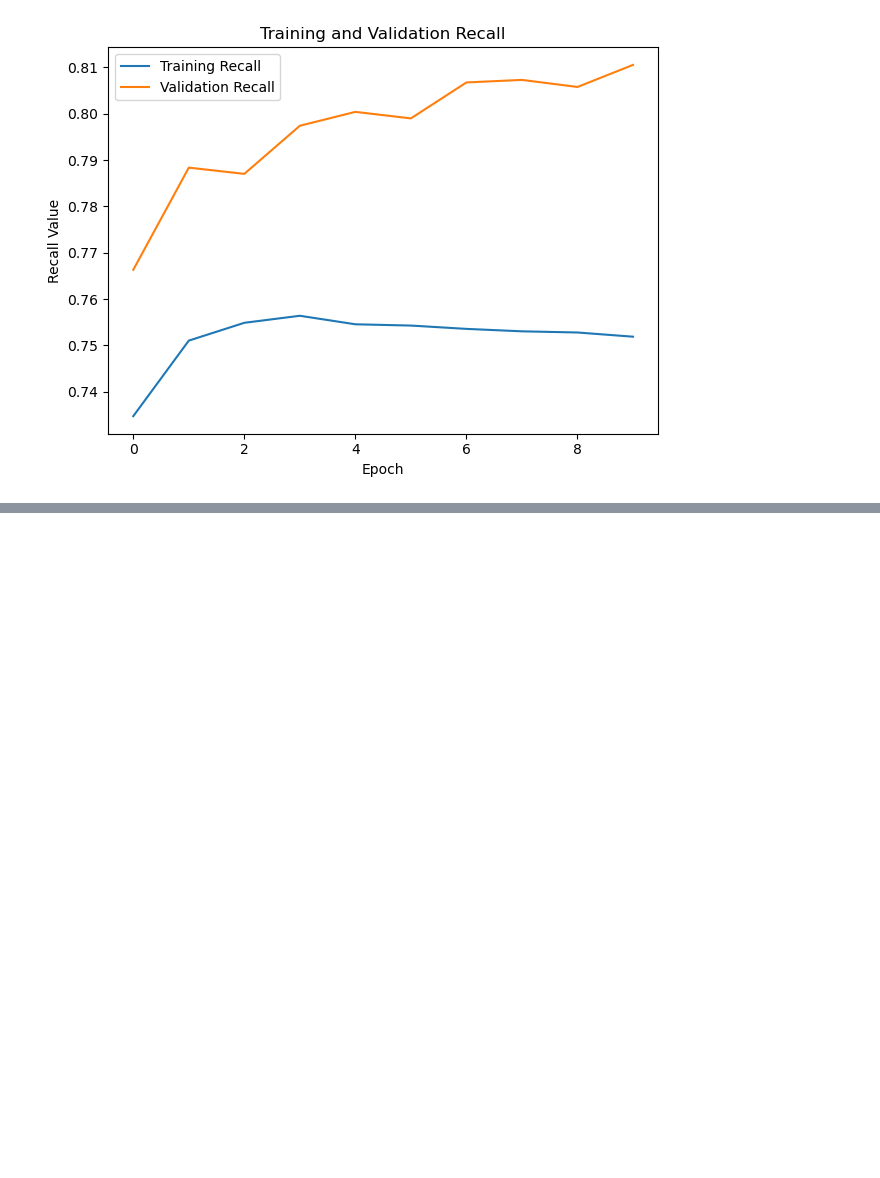
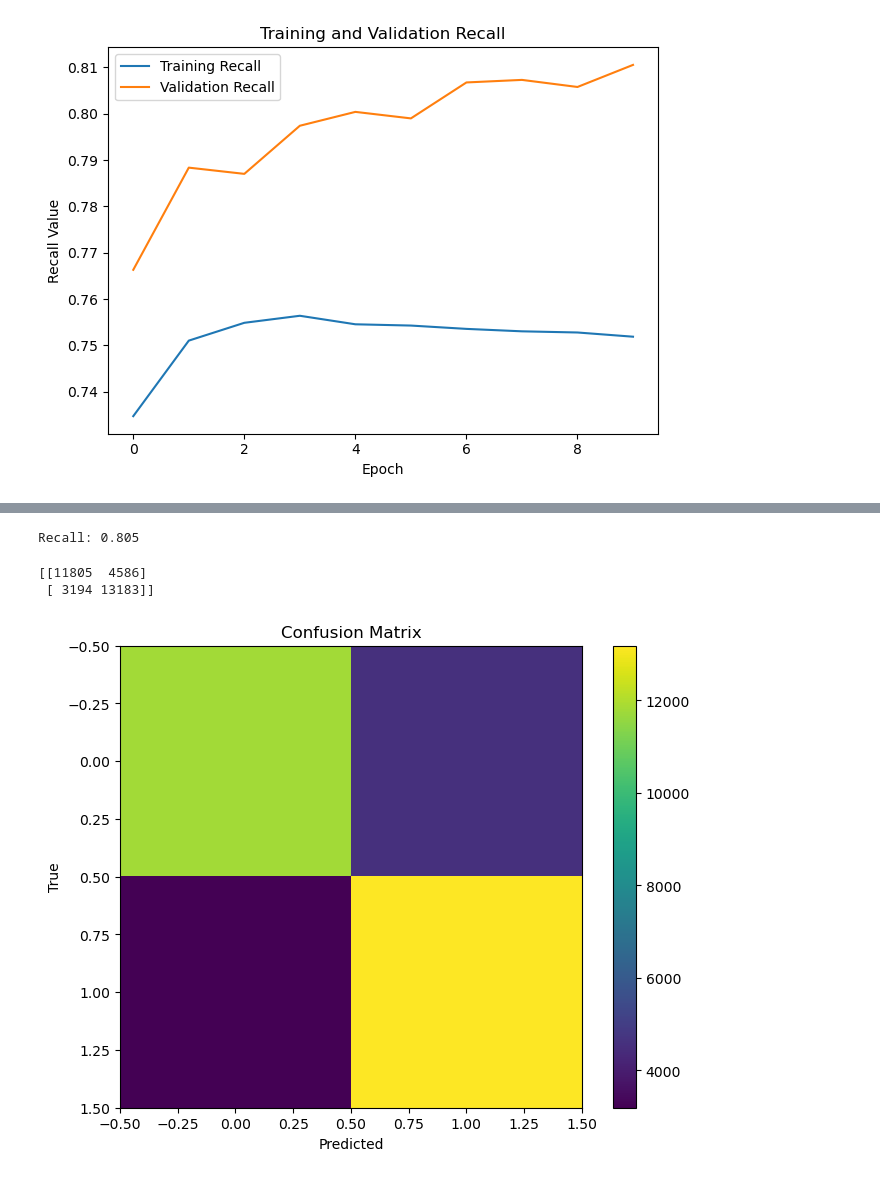
Before and after one commit to ramses02/Metastasis_Diagnosis, a Jupyter notebook: Untitled.ipynb, the cells around one changed output, grey strips where cells are left out. Cells and saved outputs as stored; diff of their text form; code cells hidden in the pictures; blank space fills up the shorter version.

```diff
--- a/Untitled.ipynb
+++ b/Untitled.ipynb
@@ -622,0 +720,24 @@ plt.show()
+# %%
+model11 = Sequential([
+    Conv2D(2, (3,3), activation='relu', input_shape=(32, 32, 3), padding='same'),
+    #Dropout(0.2),
+    BatchNormalization(),
+    MaxPooling2D(2, 2),
+    Conv2D(4, (3,3), activation='relu', padding='same'),
+    #Dropout(0.1),
+    BatchNormalization(),
+    MaxPooling2D(2,2),
+    Conv2D(16, (3,3), activation='relu', padding='same'),
+    Dropout(0.2),
+    BatchNormalization(),
+    MaxPooling2D(2,2),
+
+    Flatten(),
+    Dense(16, activation='relu'),
+    #Dropout(0.1),
+    Dense(1, activation='sigmoid')
+])
+
+model11.compile(optimizer=Adagrad(lr=0.001), loss='binary_crossentropy', metrics=['accuracy', 'Recall'])
+
+history11 = model11.fit(train_X_roi, y_train, epochs=15, validation_data=(valid_X_roi, y_valid), batch_size=16)
@@ -622,0 +810,2 @@ plt.show()
+# %%
+y_pred = model11.predict(test_X_roi)
@@ -622,0 +814,23 @@ plt.show()
+# %%
+y_pred = (y_pred > 0.5).astype(int)
+# %%
+recall = recall_score(y_test, y_pred)
+print('Recall: %.3f' % recall)
+# %% [output]
+Recall: 0.805
+# %%
+cm = confusion_matrix(y_test, y_pred)
+print(cm)
+# %% [output]
+[[11805  4586]
+ [ 3194 13183]]
+# %%
+plt.figure(figsize=(8, 6))
+plt.imshow(cm)
+plt.title('Confusion Matrix')
+plt.colorbar()
+plt.ylabel('True')
+plt.xlabel('Predicted')
+plt.show()
+# %% [output]
+[figure, added]
```
Also changed, not shown: parts of 6 cells of this notebook.
